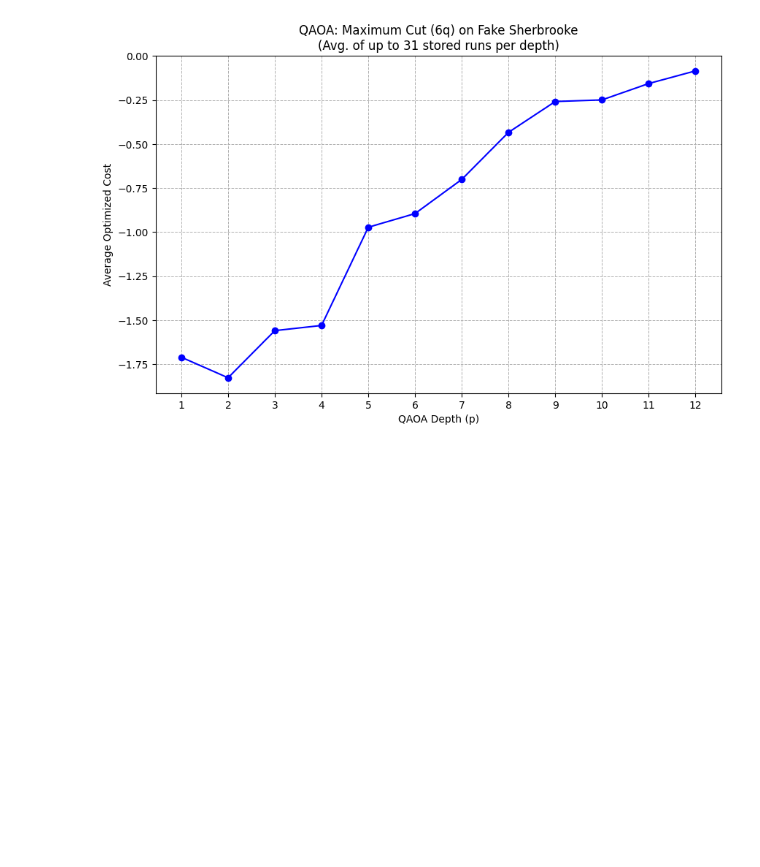
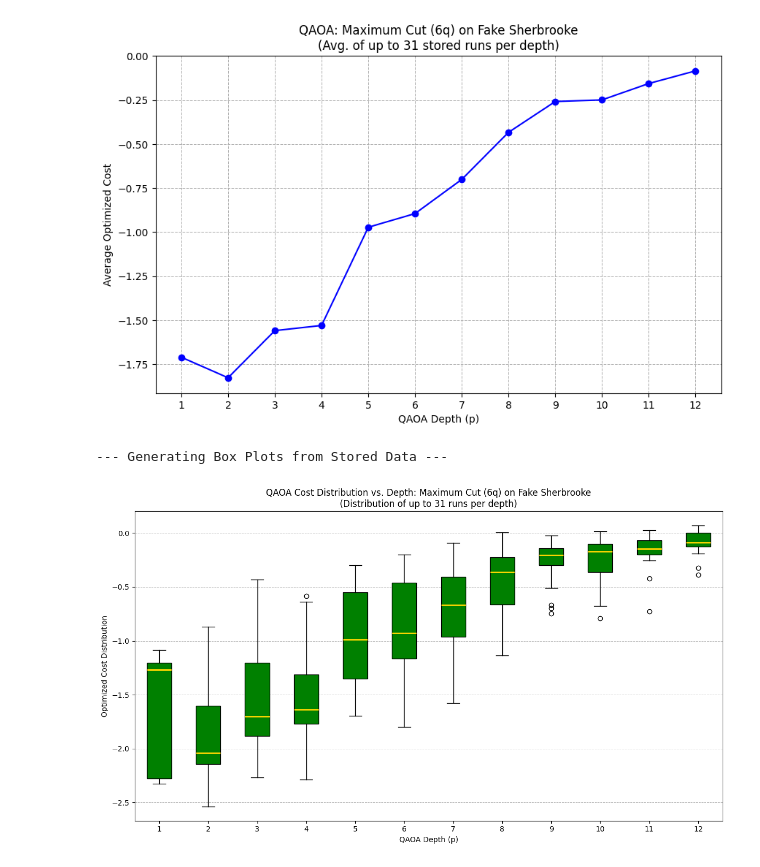
Before and after one commit to OliverSchiffmann/QAOAstudygit, a Jupyter notebook: IBMQDepthOptimiser.ipynb, the cells around one changed output. Cells and saved outputs as stored; diff of their text form; code cells hidden in the pictures; blank space fills up the shorter version.

```diff
--- a/IBMQDepthOptimiser.ipynb
+++ b/IBMQDepthOptimiser.ipynb
@@ -290,3 +290,52 @@ plt.grid(True, which='both', linestyle='--', linewidth=0.7)
 plt.show()
 # %% [output]
 [figure]
+# %%
+print("\n--- Generating Box Plots from Stored Data ---")
+plot_data = []
+plot_labels = []
+
+
+for p_depth_int in all_stored_depths_int:
+    depth_key_str = str(p_depth_int)
+    costs_for_this_depth = ALL_RESULTS_DATA["results_by_depth"].get(depth_key_str, [])
+    costs_to_plot_for_this_depth = costs_for_this_depth[:repetitions_per_depth]
+
+    valid_costs = [c for c in costs_to_plot_for_this_depth if isinstance(c, (int, float)) and not np.isnan(c)]
+
+    plot_data.append(valid_costs)
+    plot_labels.append(depth_key_str) # Use the string key for labels
+
+plt.figure(figsize=(12, 7)) # Adjusted figure size for potentially more boxes
+
+box_plot_dict = plt.boxplot(plot_data, notch=False, patch_artist=True, vert=True, labels=plot_labels)
+
+# Optional: Customize colors
+# Example: Make boxes light blue
+colors = ['green'] * len(plot_data)
+for patch, color in zip(box_plot_dict['boxes'], colors):
+    patch.set_facecolor(color)
+
+# Set medians to a darker color
+for median in box_plot_dict['medians']:
+    median.set(color='gold', linewidth=2)
+
+
+plt.xlabel("QAOA Depth (p)")
+plt.ylabel("Optimized Cost Distribution")
+
+# Retrieve metadata for the title from ALL_RESULTS_DATA
+title_problem_type = str(ALL_RESULTS_DATA.get('problem_type', 'Unknown Problem')).replace('_', ' ').title()
+title_num_qubits = ALL_RESULTS_DATA.get('num_qubits', 'N/A')
+title_simulator = str(ALL_RESULTS_DATA.get('simulator_name', 'Unknown Simulator')).replace('_', ' ').title()
+
+title_suffix = f"(Distribution of up to {repetitions_per_depth} runs per depth)"
+
+plt.title(f"QAOA Cost Distribution vs. Depth: {title_problem_type} ({title_num_qubits}q) on {title_simulator}\n{title_suffix}")
+
+plt.grid(True, axis='y', linestyle='--', linewidth=0.7) # Grid on y-axis usually more helpful for box plots
+plt.tight_layout() # Adjust layout to prevent labels from overlapping
+plt.show()
+# %% [output]
+--- Generating Box Plots from Stored Data ---
+[figure, added]
```
Also changed, not shown: 3 other files.
